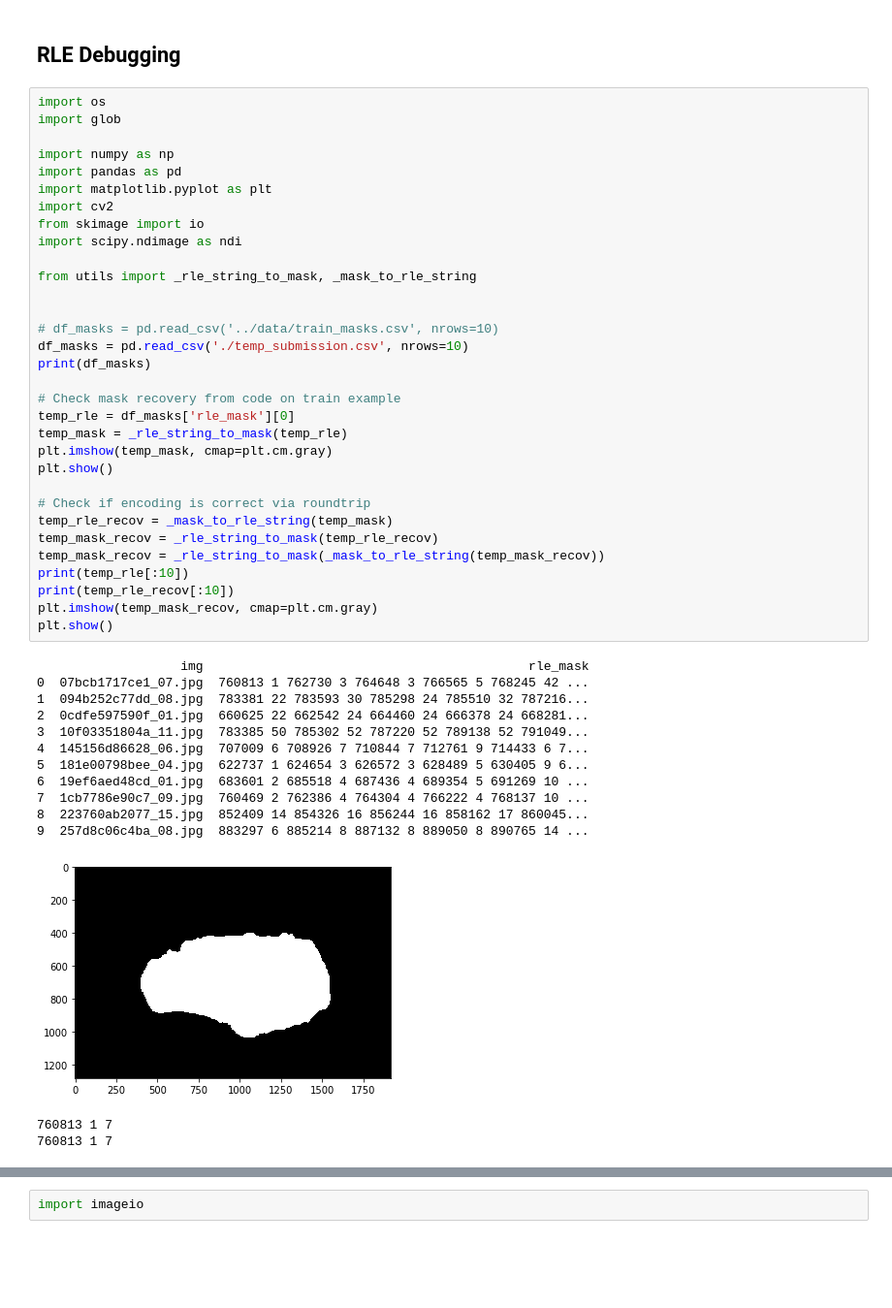
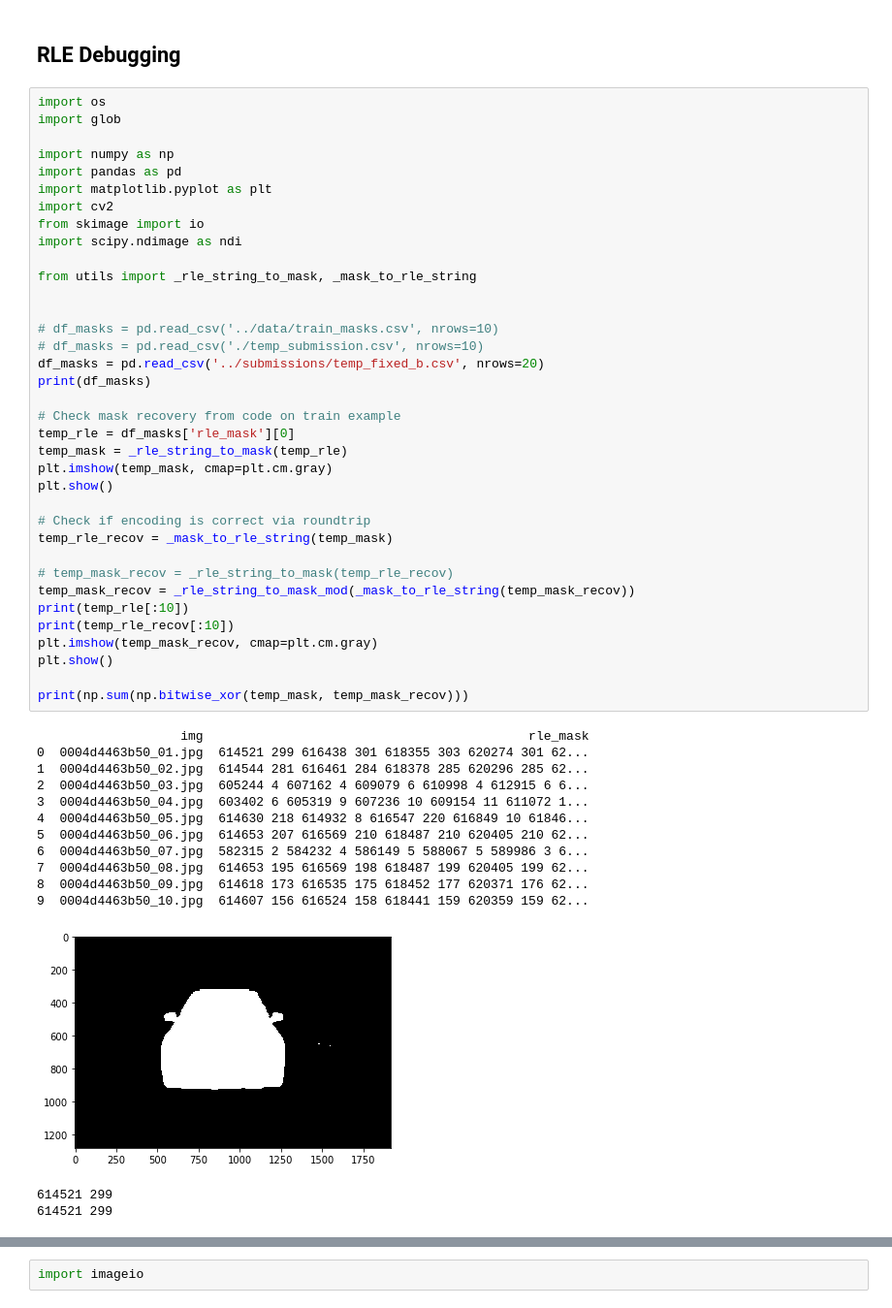
Before and after one commit to soupault/2017_kaggle_carvana, a Jupyter notebook: src/experiments.ipynb, the cells around one changed output, grey strips where cells are left out. Shown at 97% size. Saved outputs shown, nothing was run; the diff lists cells and outputs as text; blank space fills up the shorter version.

```diff
--- a/src/experiments.ipynb
+++ b/src/experiments.ipynb
@@ -269,46 +274,50 @@ RLE Debugging
 import os
 import glob
 
 import numpy as np
 import pandas as pd
 import matplotlib.pyplot as plt
 import cv2
 from skimage import io
 import scipy.ndimage as ndi
 
 from utils import _rle_string_to_mask, _mask_to_rle_string
 
 
 # df_masks = pd.read_csv('../data/train_masks.csv', nrows=10)
-df_masks = pd.read_csv('./temp_submission.csv', nrows=10)
+# df_masks = pd.read_csv('./temp_submission.csv', nrows=10)
+df_masks = pd.read_csv('../submissions/temp_fixed_b.csv', nrows=20)
 print(df_masks)
 
 # Check mask recovery from code on train example
 temp_rle = df_masks['rle_mask'][0]
 temp_mask = _rle_string_to_mask(temp_rle)
 plt.imshow(temp_mask, cmap=plt.cm.gray)
 plt.show()
 
 # Check if encoding is correct via roundtrip
 temp_rle_recov = _mask_to_rle_string(temp_mask)
-temp_mask_recov = _rle_string_to_mask(temp_rle_recov)
-temp_mask_recov = _rle_string_to_mask(_mask_to_rle_string(temp_mask_recov))
+
+# temp_mask_recov = _rle_string_to_mask(temp_rle_recov)
+temp_mask_recov = _rle_string_to_mask_mod(_mask_to_rle_string(temp_mask_recov))
 print(temp_rle[:10])
 print(temp_rle_recov[:10])
 plt.imshow(temp_mask_recov, cmap=plt.cm.gray)
 plt.show()
+
+print(np.sum(np.bitwise_xor(temp_mask, temp_mask_recov)))
 # %% [output]
                    img                                           rle_mask
-0  07bcb1717ce1_07.jpg  760813 1 762730 3 764648 3 766565 5 768245 42 ...
-1  094b252c77dd_08.jpg  783381 22 783593 30 785298 24 785510 32 787216...
-2  0cdfe597590f_01.jpg  660625 22 662542 24 664460 24 666378 24 668281...
-3  10f03351804a_11.jpg  783385 50 785302 52 787220 52 789138 52 791049...
-4  145156d86628_06.jpg  707009 6 708926 7 710844 7 712761 9 714433 6 7...
-5  181e00798bee_04.jpg  622737 1 624654 3 626572 3 628489 5 630405 9 6...
-6  19ef6aed48cd_01.jpg  683601 2 685518 4 687436 4 689354 5 691269 10 ...
-7  1cb7786e90c7_09.jpg  760469 2 762386 4 764304 4 766222 4 768137 10 ...
-8  223760ab2077_15.jpg  852409 14 854326 16 856244 16 858162 17 860045...
-9  257d8c06c4ba_08.jpg  883297 6 885214 8 887132 8 889050 8 890765 14 ...
+0  0004d4463b50_01.jpg  614521 299 616438 301 618355 303 620274 301 62...
+1  0004d4463b50_02.jpg  614544 281 616461 284 618378 285 620296 285 62...
+2  0004d4463b50_03.jpg  605244 4 607162 4 609079 6 610998 4 612915 6 6...
+3  0004d4463b50_04.jpg  603402 6 605319 9 607236 10 609154 11 611072 1...
+4  0004d4463b50_05.jpg  614630 218 614932 8 616547 220 616849 10 61846...
+5  0004d4463b50_06.jpg  614653 207 616569 210 618487 210 620405 210 62...
+6  0004d4463b50_07.jpg  582315 2 584232 4 586149 5 588067 5 589986 3 6...
+7  0004d4463b50_08.jpg  614653 195 616569 198 618487 199 620405 199 62...
+8  0004d4463b50_09.jpg  614618 173 616535 175 618452 177 620371 176 62...
+9  0004d4463b50_10.jpg  614607 156 616524 158 618441 159 620359 159 62...
-[figure, old version]
+[figure, new version]
-760813 1 7
-760813 1 7
+614521 299
+614521 299
```
Also changed, not shown: parts of 14 cells of this notebook.
